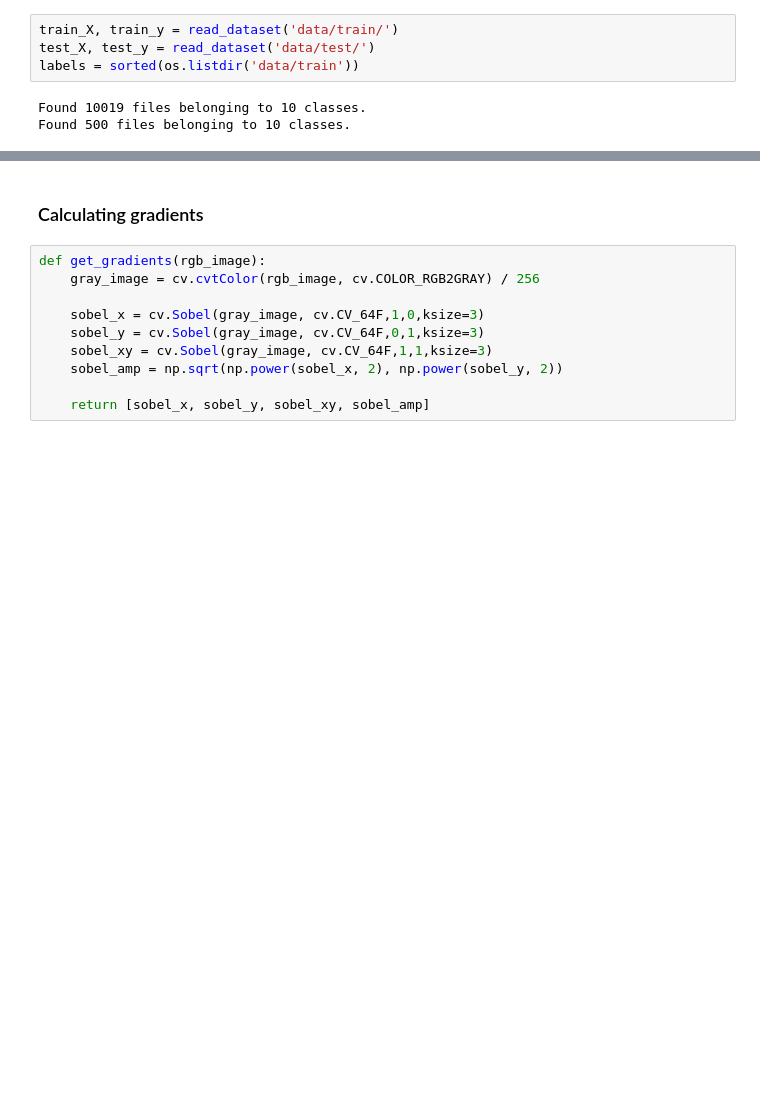
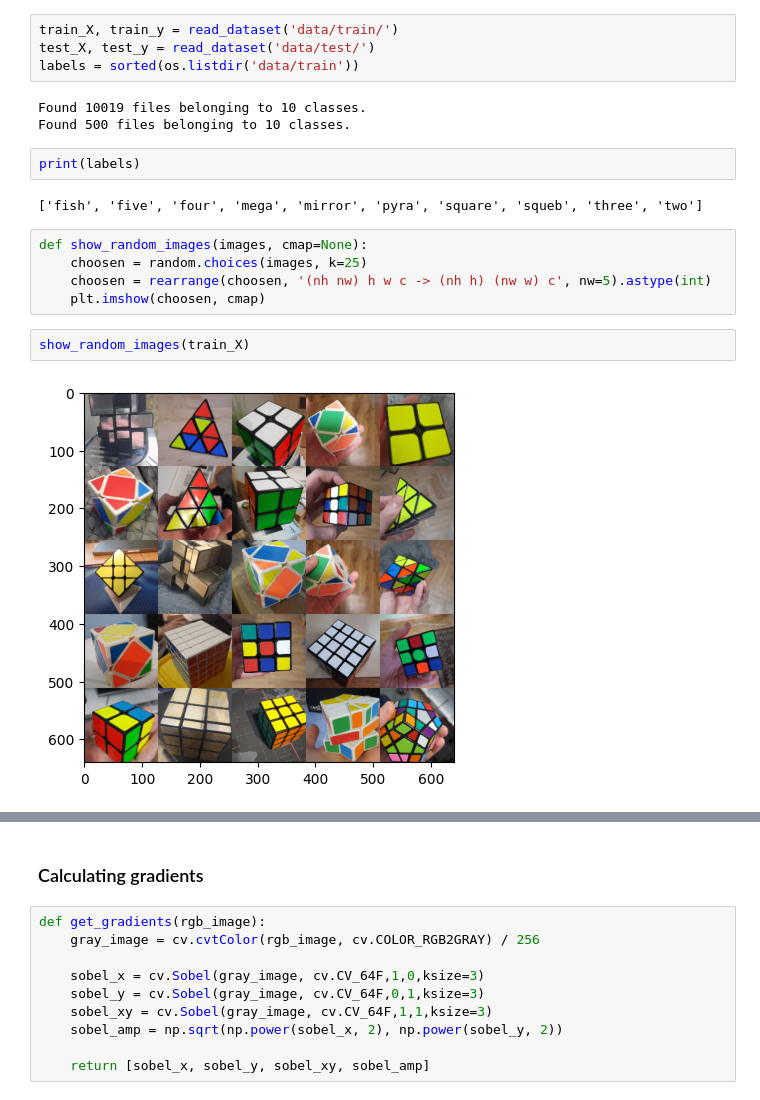
Before and after one commit to klima7/Cubes-Classifier, a Jupyter notebook: classifier.ipynb, the cells around one changed output, grey strips where cells are left out. Drawn from its saved outputs; the diff is of its cells as text; blank space fills up the shorter version.

Commit message:
Add more images to classifier notebook

```diff
--- a/classifier.ipynb
+++ b/classifier.ipynb
@@ -34,3 +35,16 @@ labels = sorted(os.listdir('data/train'))
 # %% [output]
 Found 10019 files belonging to 10 classes.
 Found 500 files belonging to 10 classes.
+# %%
+print(labels)
+# %% [output]
+['fish', 'five', 'four', 'mega', 'mirror', 'pyra', 'square', 'squeb', 'three', 'two']
+# %%
+def show_random_images(images, cmap=None):
+    choosen = random.choices(images, k=25)
+    choosen = rearrange(choosen, '(nh nw) h w c -> (nh h) (nw w) c', nw=5).astype(int)
+    plt.imshow(choosen, cmap)
+# %%
+show_random_images(train_X)
+# %% [output]
+[figure, added]
```
Also changed, not shown: parts of 7 cells of this notebook.
